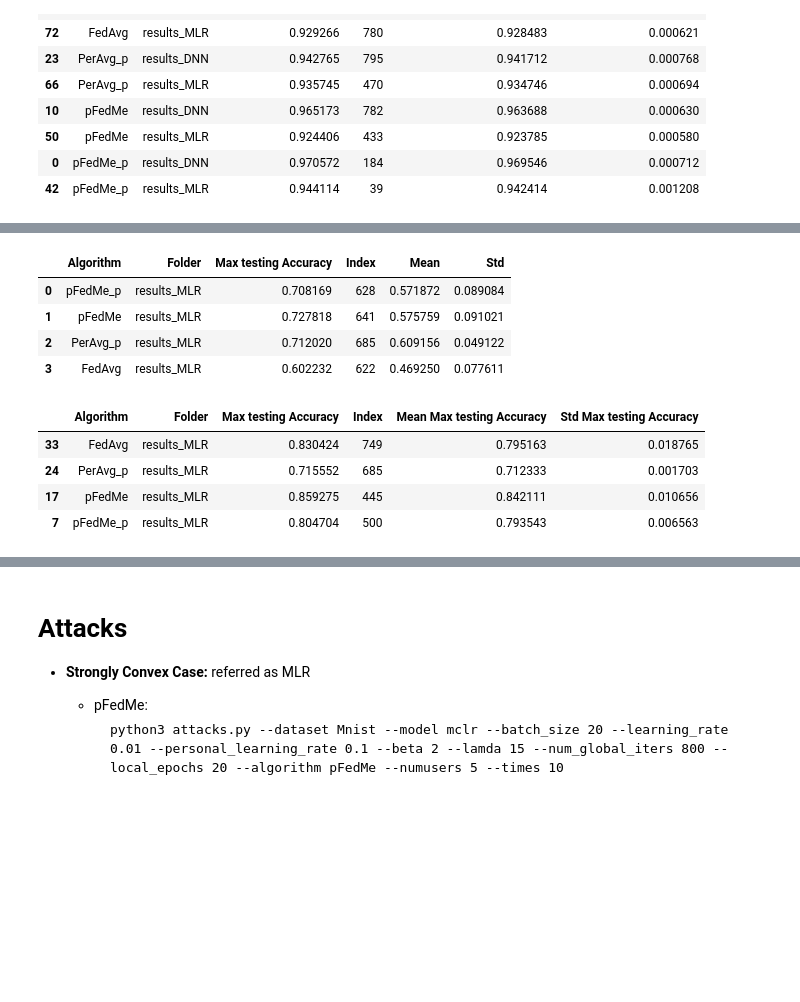
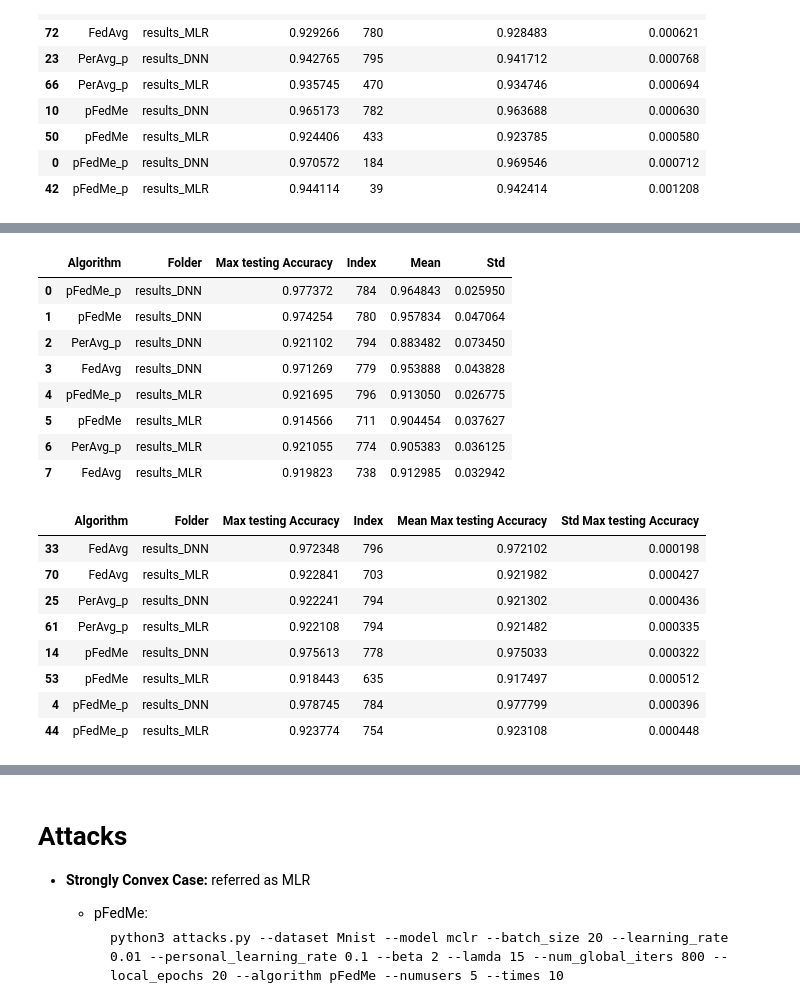
Before and after one commit to Blackangoo/DDLS_Project, a Jupyter notebook: print_results.ipynb, the cells around one changed output, grey strips where cells are left out. Drawn from its saved outputs; the diff is of its cells as text; code cells hidden in the pictures; blank space fills up the shorter version.

Commit message:
added new results

```diff
--- a/print_results.ipynb
+++ b/print_results.ipynb
@@ -88,20 +88,28 @@ max_df(num_users=num_users, folders=folders)
 # %%
-folders = ["./results_dirichlet/alpha_1/results_MLR"]
+folders = ["./results_dirichlet/alpha_1/results_DNN","./results_dirichlet/alpha_1/results_MLR"]
 max_average_df(num_users=num_users, folders=folders)
 # %% [output]
 |  | Algorithm | Folder | Max testing Accuracy | Index | Mean | Std |
-| 0 | pFedMe_p | results_MLR | 0.708169 | 628 | 0.571872 | 0.089084 |
-| 1 | pFedMe | results_MLR | 0.727818 | 641 | 0.575759 | 0.091021 |
-| 2 | PerAvg_p | results_MLR | 0.712020 | 685 | 0.609156 | 0.049122 |
-| 3 | FedAvg | results_MLR | 0.602232 | 622 | 0.469250 | 0.077611 |
+| 0 | pFedMe_p | results_DNN | 0.977372 | 784 | 0.964843 | 0.025950 |
+| 1 | pFedMe | results_DNN | 0.974254 | 780 | 0.957834 | 0.047064 |
+| 2 | PerAvg_p | results_DNN | 0.921102 | 794 | 0.883482 | 0.073450 |
+| 3 | FedAvg | results_DNN | 0.971269 | 779 | 0.953888 | 0.043828 |
+| 4 | pFedMe_p | results_MLR | 0.921695 | 796 | 0.913050 | 0.026775 |
+| 5 | pFedMe | results_MLR | 0.914566 | 711 | 0.904454 | 0.037627 |
+| 6 | PerAvg_p | results_MLR | 0.921055 | 774 | 0.905383 | 0.036125 |
+| 7 | FedAvg | results_MLR | 0.919823 | 738 | 0.912985 | 0.032942 |
 # %%
 max_df(num_users=num_users, folders=folders)
 # %% [output]
 |  | Algorithm | Folder | Max testing Accuracy | Index | Mean Max testing Accuracy | Std Max testing Accuracy |
-| 33 | FedAvg | results_MLR | 0.830424 | 749 | 0.795163 | 0.018765 |
-| 24 | PerAvg_p | results_MLR | 0.715552 | 685 | 0.712333 | 0.001703 |
-| 17 | pFedMe | results_MLR | 0.859275 | 445 | 0.842111 | 0.010656 |
-| 7 | pFedMe_p | results_MLR | 0.804704 | 500 | 0.793543 | 0.006563 |
+| 33 | FedAvg | results_DNN | 0.972348 | 796 | 0.972102 | 0.000198 |
+| 70 | FedAvg | results_MLR | 0.922841 | 703 | 0.921982 | 0.000427 |
+| 25 | PerAvg_p | results_DNN | 0.922241 | 794 | 0.921302 | 0.000436 |
+| 61 | PerAvg_p | results_MLR | 0.922108 | 794 | 0.921482 | 0.000335 |
+| 14 | pFedMe | results_DNN | 0.975613 | 778 | 0.975033 | 0.000322 |
+| 53 | pFedMe | results_MLR | 0.918443 | 635 | 0.917497 | 0.000512 |
+| 4 | pFedMe_p | results_DNN | 0.978745 | 784 | 0.977799 | 0.000396 |
+| 44 | pFedMe_p | results_MLR | 0.923774 | 754 | 0.923108 | 0.000448 |
 # %% [markdown]
 ### $\alpha=0.5$
 
```
Also changed, not shown: parts of 9 cells of this notebook.
